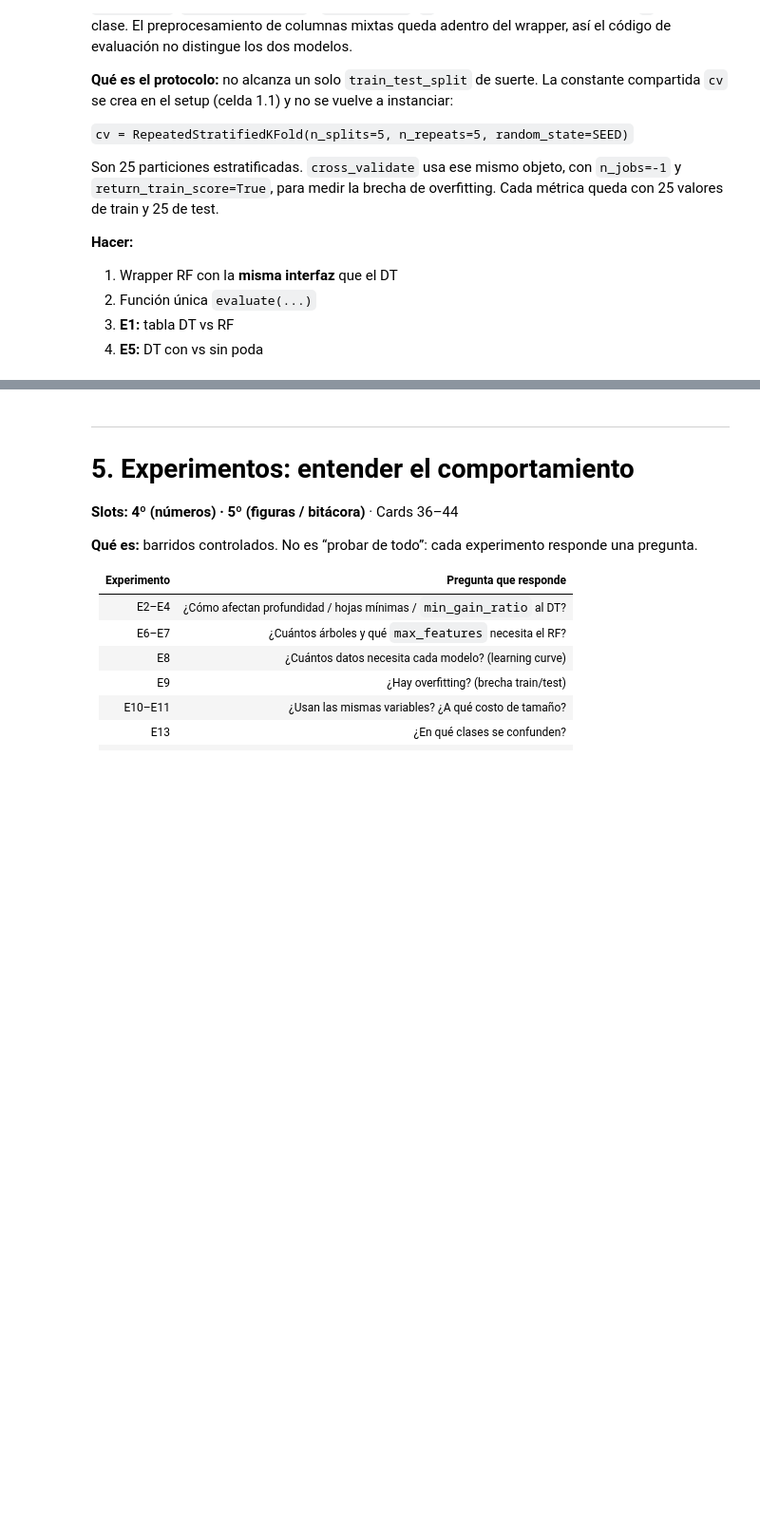
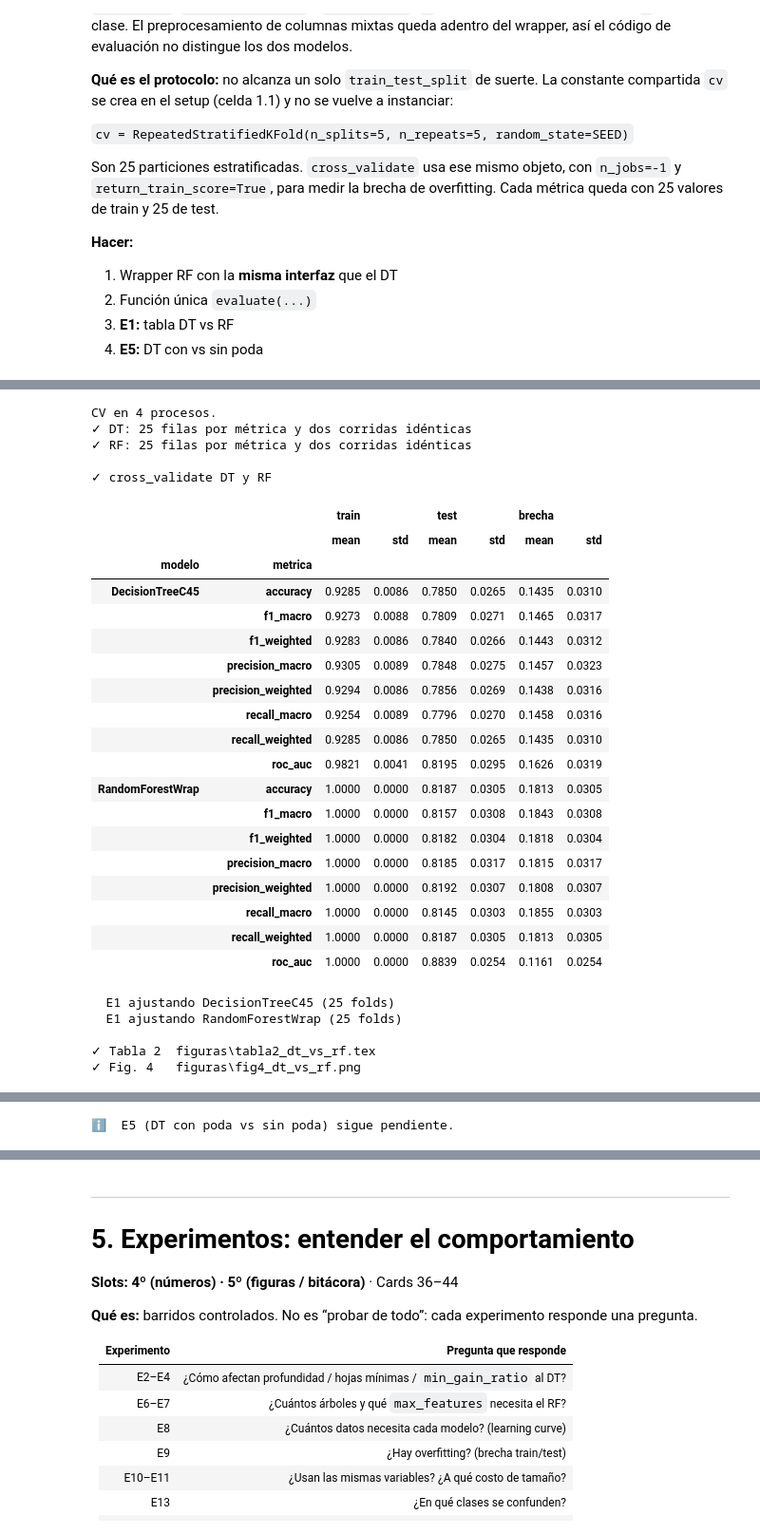
Before and after one commit to peraltanadine/TPI_IA, a Jupyter notebook: TPI_Inteligencia_Artificial.ipynb, the cells around one changed output, grey strips where cells are left out. Shown at 95% size. Saved outputs shown, nothing was run; the diff lists cells and outputs as text; code cells hidden in the pictures; blank space fills up the shorter version.

```diff
--- a/TPI_Inteligencia_Artificial.ipynb
+++ b/TPI_Inteligencia_Artificial.ipynb
@@ -632,6 +787,7 @@ class ArbolC45:
         nodo = Nodo()
         nodo.conteos = df[self.target].value_counts().to_dict()
         clase_mayoritaria = df[self.target].mode()[0]
+        nodo.clase = clase_mayoritaria
 
         # Criterios de parada
         clases_unicas = df[self.target].nunique()
@@ -874,7 +1034,8 @@ _r = evaluar_atributo_continuo([1, 2, 3, 10, 11, 12], ["a", "a", "a", "b", "b",
 assert _r["umbral"] == 6.5 and _r["ganancia"] == 1.0, "corte perfecto en 6.5"
 print("✓ evaluar_atributo_continuo OK")
 
-# ── Prueba con el dataset real (Card 21: accuracy > 0.85) ─────────
+# ── Prueba con el dataset real ────────────────────────────────────
+# El 0.85 era del corte único en Breast Cancer. Acá se informa el número.
 _cols_cont = atributos_continuos(df, TARGET_COL)
 if _cols_cont:
     _train, _test = train_test_split(df, test_size=0.3, random_state=SEED,
@@ -890,7 +1051,7 @@ if _cols_cont:
     _der = _train.loc[_train[_mejor] > _u, TARGET_COL].mode()[0]
     _pred = np.where(_test[_mejor] <= _u, _izq, _der)
     _acc = (_pred == _test[TARGET_COL].values).mean()
-    assert _acc > 0.85, f"accuracy del primer corte {_acc:.3f}"
+    # No se exige 0.85: ese piso era de un atributo de Breast Cancer.
 
     # Comparación de los dos modos (dato para el informe)
     _todos = {c: best_split_continuous(_train, c, TARGET_COL, solo_cambios_clase=False)
@@ -1083,6 +1244,7 @@ class _ArbolC45Parametrizable(ArbolC45):
                 (pd.api.types.is_numeric_dtype(df[c]) and not pd.api.types.is_bool_dtype(df[c]))
                 or pd.api.types.is_bool_dtype(df[c])
                 or df[c].dtype in ("object", "category")
+                or _es_categorica(df[c])
             )
         ]
         if not self.atributos_:
@@ -2048,6 +2223,29 @@ def tabla_cv(resultado, nombre):
     return pd.DataFrame(filas)
 
 
+def _trabajos_cv():
+    """4 procesos si el árbol viaja. Si no, uno solo. El cv no cambia."""
+    if globals().get("_N_JOBS_CV") is not None:
+        return _N_JOBS_CV
+    # En 8 GB, 8 procesos dejan la máquina sin memoria y el CV se frena.
+    n = 4
+    try:
+        import pickle
+        pickle.dumps(DecisionTreeC45(random_state=SEED))
+        _x = pd.DataFrame({"a": [0, 1, 0, 1, 0, 1, 0, 1, 0, 1], "b": list("ababababab")})
+        _y = pd.Series([0, 1, 0, 1, 0, 1, 0, 1, 0, 1])
+        _mini = RepeatedStratifiedKFold(n_splits=2, n_repeats=1, random_state=SEED)
+        cross_validate(
+            DecisionTreeC45(random_state=SEED), _x, _y, cv=_mini, n_jobs=n, error_score="raise",
+        )
+        print("CV en 4 procesos.")
+    except Exception as exc:
+        n = 1
+        print(f"Sin paralelo ({type(exc).__name__}). Los ajustes van en un proceso.")
+    globals()["_N_JOBS_CV"] = n
+    return n
+
+
 def evaluar_cv(modelo, X, y):
     """cross_validate contra el cv del setup. No construye otro splitter."""
     if "cv" not in globals() or not isinstance(cv, RepeatedStratifiedKFold):
@@ -2060,7 +2258,7 @@ def evaluar_cv(modelo, X, y):
         y,
         cv=cv,
         scoring=SCORING,
-        n_jobs=-1,
+        n_jobs=_trabajos_cv(),
         return_train_score=True,
         error_score="raise",
     )
@@ -2114,7 +2312,7 @@ def construir_tabla2(modelos, X, y):
             y,
             cv=cv,
             scoring=SCORING,
-            n_jobs=-1,
+            n_jobs=_trabajos_cv(),
             return_train_score=True,
             return_estimator=True,
             error_score="raise",
@@ -2239,30 +2437,60 @@ if "df" in dir() and "TARGET_COL" in dir() and "DecisionTreeC45" in dir() and "R
 
     tabla_cv_modelos = pd.concat(_tablas_cv, ignore_index=True)
     resumen_cv = (
         tabla_cv_modelos.groupby(["modelo", "metrica"])[["train", "test", "brecha"]]
         .agg(["mean", "std"])
     )
     print("\n✓ cross_validate DT y RF")
     display(resumen_cv.round(4))
     tabla2, _ruta_tex, _ruta_fig = construir_tabla2(
         {
             "DecisionTreeC45": DecisionTreeC45(random_state=SEED),
             "RandomForestWrap": RandomForestWrap(
                 n_estimators=100,
                 max_depth=None,
                 max_features="sqrt",
                 min_samples_leaf=1,
                 bootstrap=True,
                 random_state=SEED,
             ),
         },
         _X_cv,
         _y_cv,
     )
     print(f"\n✓ Tabla 2  {_ruta_tex}")
     print(f"✓ Fig. 4   {_ruta_fig}")
     display(tabla2.round(4))
 else:
     print("\nℹ️  CV: faltan df, DecisionTreeC45 o RandomForestWrap. Correr las celdas anteriores.")
 
 print("ℹ️  E5 (DT con poda vs sin poda) sigue pendiente.")
+# %% [output]
+CV en 4 procesos.
+✓ DT: 25 filas por métrica y dos corridas idénticas
+✓ RF: 25 filas por métrica y dos corridas idénticas
+
+✓ cross_validate DT y RF
+|  |  | train |  | test |  | brecha |  |
+|  |  | mean | std | mean | std | mean | std |
+| modelo | metrica |  |  |  |  |  |  |
+| DecisionTreeC45 | accuracy | 0.9285 | 0.0086 | 0.7850 | 0.0265 | 0.1435 | 0.0310 |
+|  | f1_macro | 0.9273 | 0.0088 | 0.7809 | 0.0271 | 0.1465 | 0.0317 |
+|  | f1_weighted | 0.9283 | 0.0086 | 0.7840 | 0.0266 | 0.1443 | 0.0312 |
+|  | precision_macro | 0.9305 | 0.0089 | 0.7848 | 0.0275 | 0.1457 | 0.0323 |
+|  | precision_weighted | 0.9294 | 0.0086 | 0.7856 | 0.0269 | 0.1438 | 0.0316 |
+|  | recall_macro | 0.9254 | 0.0089 | 0.7796 | 0.0270 | 0.1458 | 0.0316 |
+|  | recall_weighted | 0.9285 | 0.0086 | 0.7850 | 0.0265 | 0.1435 | 0.0310 |
+|  | roc_auc | 0.9821 | 0.0041 | 0.8195 | 0.0295 | 0.1626 | 0.0319 |
+| RandomForestWrap | accuracy | 1.0000 | 0.0000 | 0.8187 | 0.0305 | 0.1813 | 0.0305 |
+|  | f1_macro | 1.0000 | 0.0000 | 0.8157 | 0.0308 | 0.1843 | 0.0308 |
+|  | f1_weighted | 1.0000 | 0.0000 | 0.8182 | 0.0304 | 0.1818 | 0.0304 |
+|  | precision_macro | 1.0000 | 0.0000 | 0.8185 | 0.0317 | 0.1815 | 0.0317 |
+|  | precision_weighted | 1.0000 | 0.0000 | 0.8192 | 0.0307 | 0.1808 | 0.0307 |
+|  | recall_macro | 1.0000 | 0.0000 | 0.8145 | 0.0303 | 0.1855 | 0.0303 |
+|  | recall_weighted | 1.0000 | 0.0000 | 0.8187 | 0.0305 | 0.1813 | 0.0305 |
+|  | roc_auc | 1.0000 | 0.0000 | 0.8839 | 0.0254 | 0.1161 | 0.0254 |
+  E1 ajustando DecisionTreeC45 (25 folds)
+  E1 ajustando RandomForestWrap (25 folds)
+
+✓ Tabla 2  figuras\tabla2_dt_vs_rf.tex
+✓ Fig. 4   figuras\fig4_dt_vs_rf.png
@@ -2269,3 +2511,4 @@ print("ℹ️  E5 (DT con poda vs sin poda) sigue pendiente.")
+ℹ️  E5 (DT con poda vs sin poda) sigue pendiente.
 # %% [markdown]
 ### Tabla 2 — DT vs RF
 
```
Also changed, not shown: parts of 38 cells of this notebook, 55 other files.
